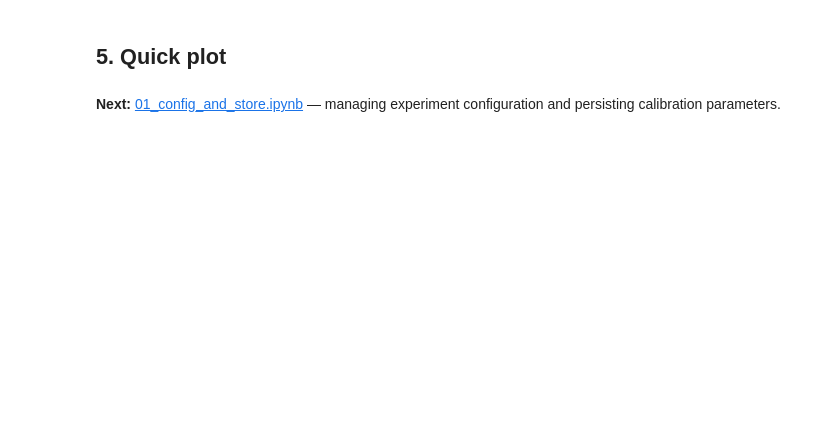
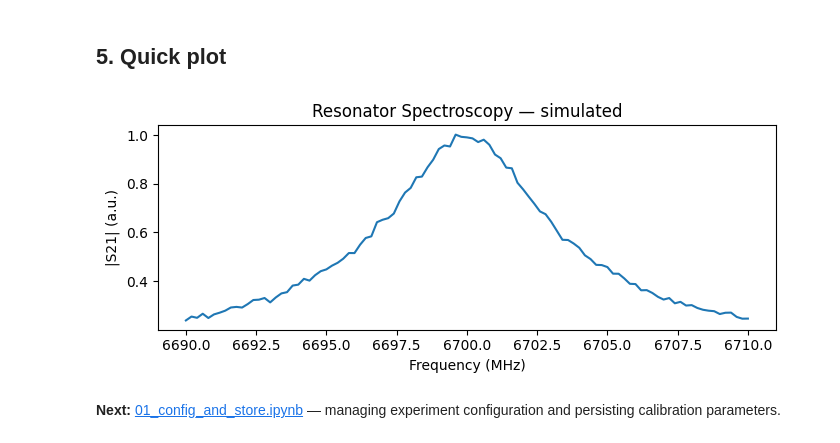
Before and after one commit to JayChien04717/SQC_soc, a Jupyter notebook: tutorial/00_quickstart.ipynb, the cells around one changed output. Cells and saved outputs as stored; diff of their text form; code cells hidden in the pictures; blank space fills up the shorter version.

```diff
--- a/tutorial/00_quickstart.ipynb
+++ b/tutorial/00_quickstart.ipynb
@@ -91,13 +108,16 @@ print(f'Resonator freq (scalar): {freq:.3f}')
 ## 5. Quick plot
 # %%
 import matplotlib.pyplot as plt
+import numpy as np
 
 plt.figure(figsize=(7, 3))
-plt.plot(result.x_axis, result.y_axis, lw=1.5)
+plt.plot(result.x_axis, np.abs(result.raw_iq), lw=1.5)
 plt.xlabel('Frequency (MHz)')
 plt.ylabel('|S21| (a.u.)')
 plt.title('Resonator Spectroscopy — simulated')
 plt.tight_layout()
 plt.show()
+# %% [output]
+[figure, added]
 # %% [markdown]
 **Next:** [01_config_and_store.ipynb](01_config_and_store.ipynb) — managing experiment configuration and persisting calibration parameters.
```
Also changed, not shown: parts of 5 cells of this notebook, 3 other files.
